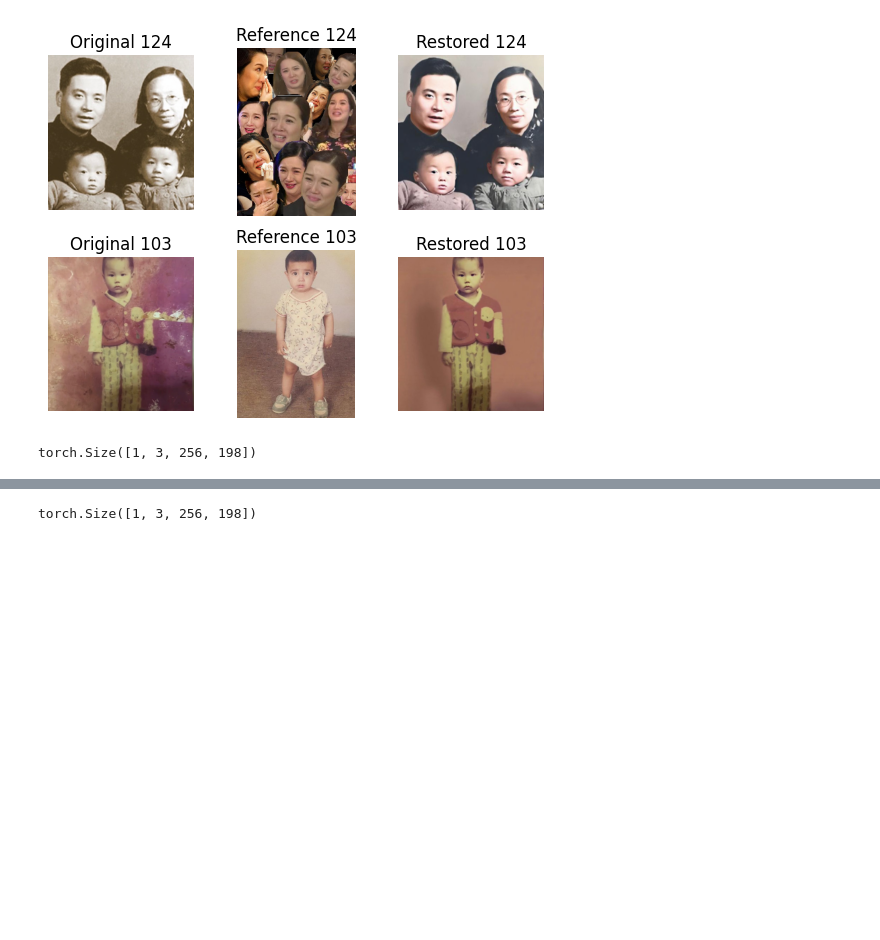
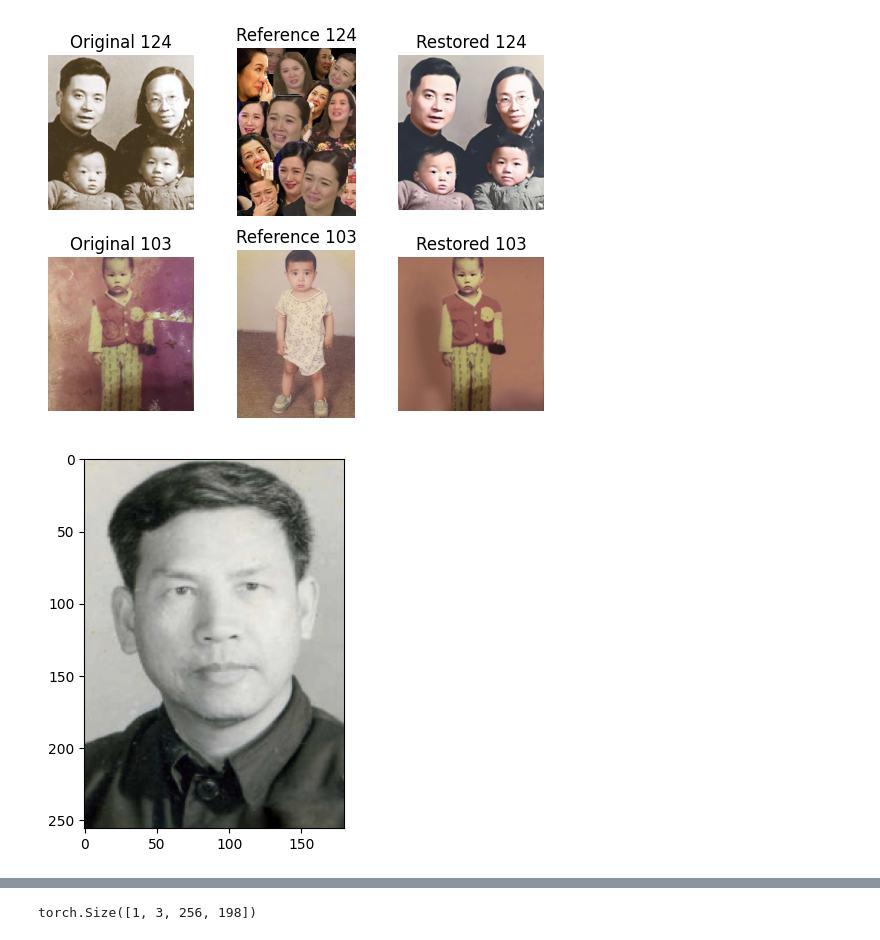
Before and after one commit to ValerioSpagnoli/Colorization-SuperResolution, a Jupyter notebook: notebook.ipynb, the cells around one changed output, grey strips where cells are left out. Saved outputs shown, nothing was run; the diff lists cells and outputs as text; code cells hidden in the pictures; blank space fills up the shorter version.

```diff
--- a/notebook.ipynb
+++ b/notebook.ipynb
@@ -84,9 +84,5 @@ plot_data.plot_random_samples(2, dataset)
 train_loader = DataLoader(dataset=dataset, batch_size=1, shuffle=True)
 it = iter(train_loader)
 # %%
-original, reference, ruined = next(it)
+original, reference, restored = next(it)
 original = original.to(torch.float32)
-# %%
-original.shape
-# %% [output]
-torch.Size([1, 3, 256, 198])
@@ -92,0 +115,4 @@ torch.Size([1, 3, 256, 198])
+# %%
+plot_data.imshow(original.squeeze())
+# %% [output]
+[figure, added]
```
Also changed, not shown: parts of 4 cells of this notebook.
